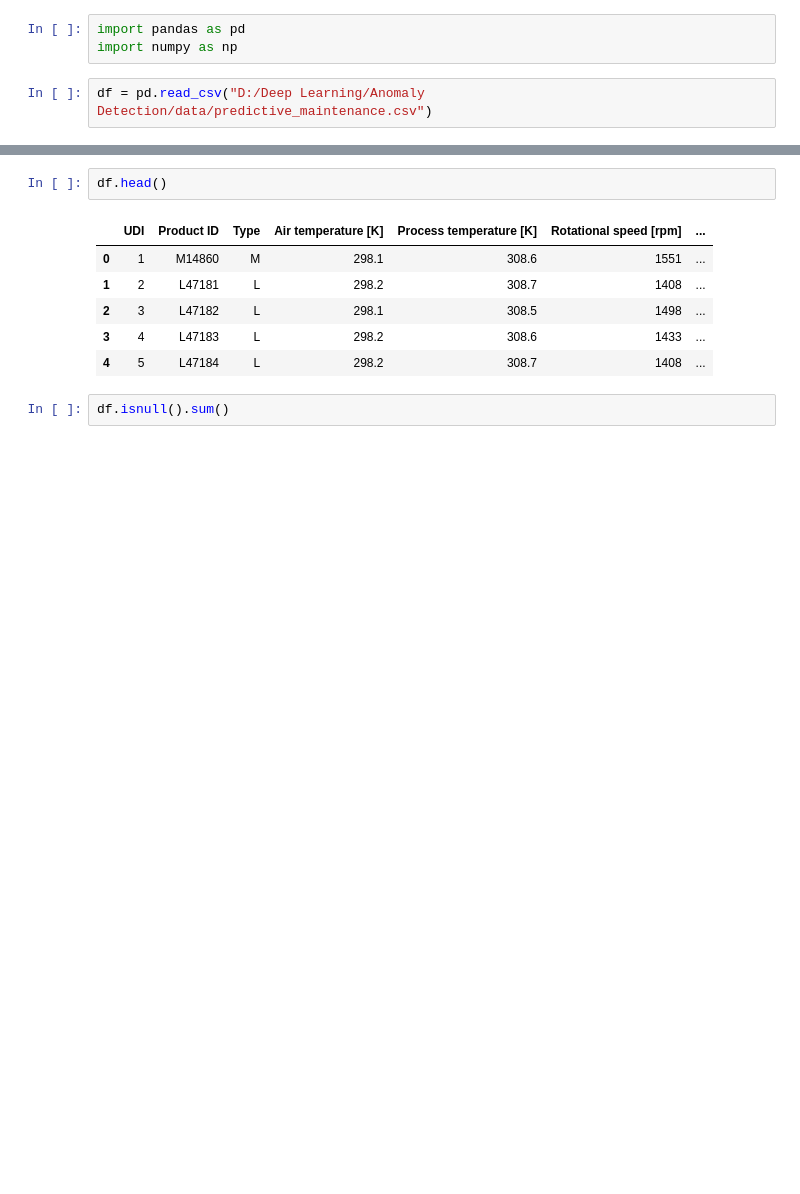
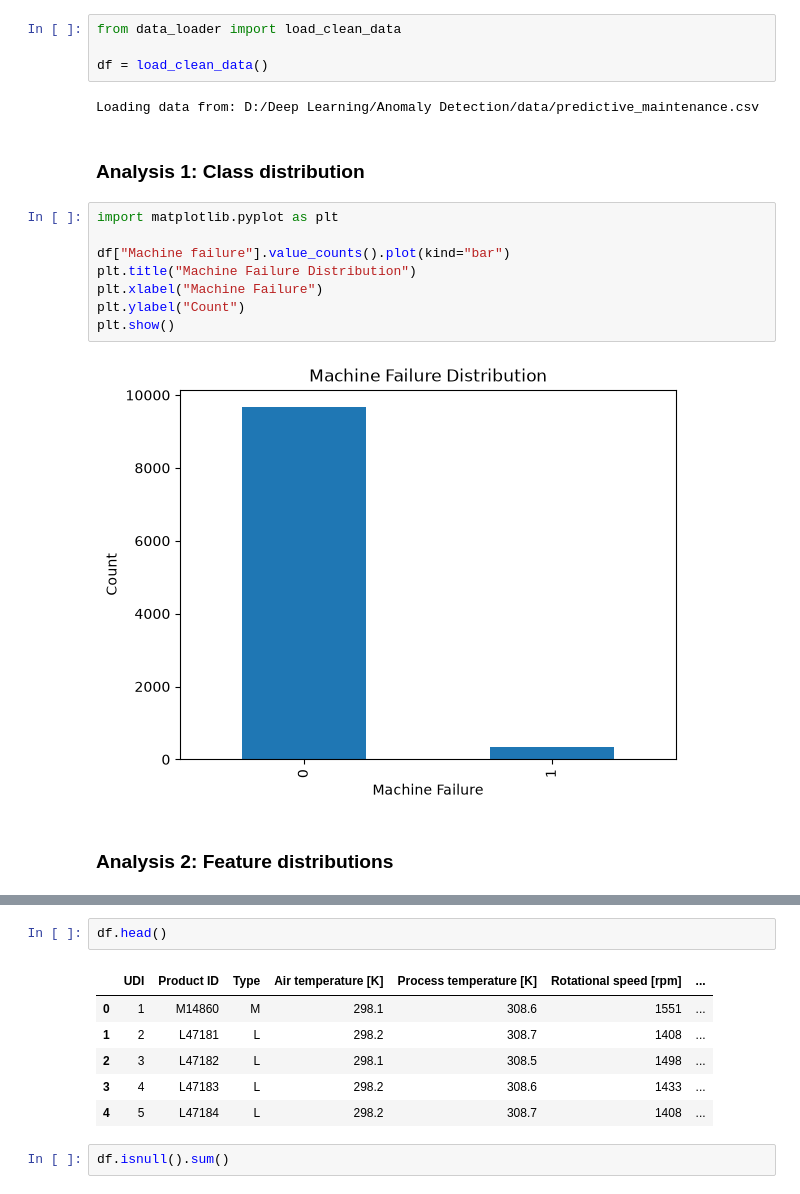
Before and after one commit to shambhavishanbhag1910/anomaly-detection, a Jupyter notebook: notebooks/02_eda.ipynb, the cells around one changed output, grey strips where cells are left out. Saved outputs shown, nothing was run; the diff lists cells and outputs as text; blank space fills up the shorter version.

```diff
--- a/notebooks/02_eda.ipynb
+++ b/notebooks/02_eda.ipynb
@@ -1,5 +1,20 @@
-# %%
-import pandas as pd
-import numpy as np
 # %%
-df = pd.read_csv("D:/Deep Learning/Anomaly Detection/data/predictive_maintenance.csv")
+from data_loader import load_clean_data
+
+df = load_clean_data()
+# %% [output]
+Loading data from: D:/Deep Learning/Anomaly Detection/data/predictive_maintenance.csv
+# %% [markdown]
+### Analysis 1: Class distribution
+# %%
+import matplotlib.pyplot as plt
+
+df["Machine failure"].value_counts().plot(kind="bar")
+plt.title("Machine Failure Distribution")
+plt.xlabel("Machine Failure")
+plt.ylabel("Count")
+plt.show()
+# %% [output]
+[figure, added]
+# %% [markdown]
+### Analysis 2: Feature distributions
```
Also changed, not shown: parts of 11 cells of this notebook, 11 other files.
